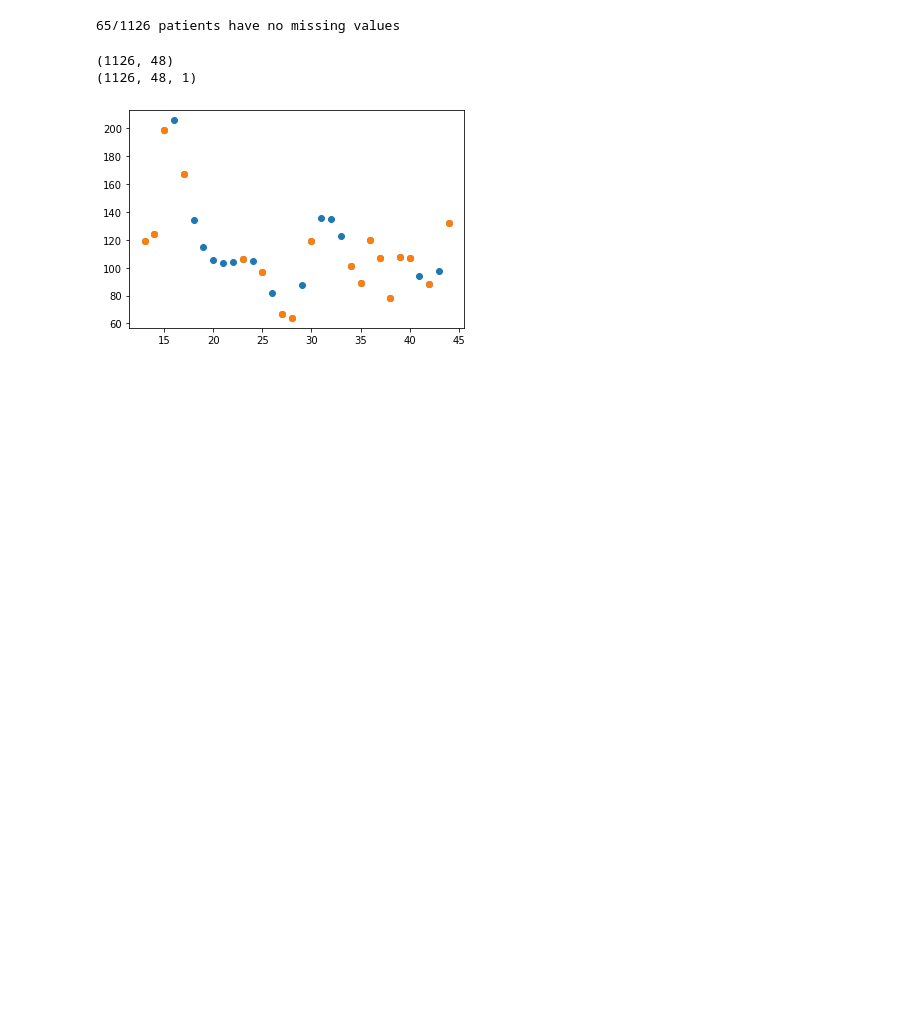
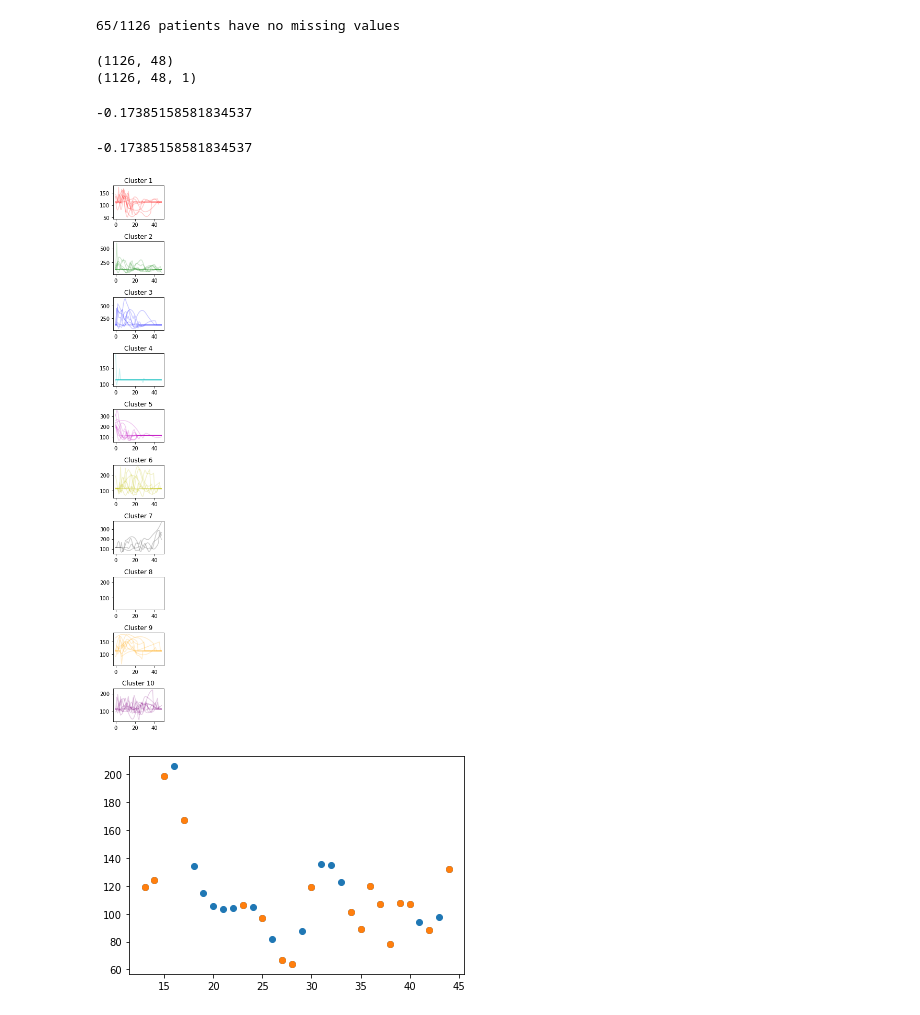
Before and after one commit to BenMarkFrost/LEN_Individual_Project, a Jupyter notebook: Static/temporalCategorisation.ipynb, the cells around one changed output. Cells and saved outputs as stored; diff of their text form; code cells hidden in the pictures; blank space fills up the shorter version.

Commit message:
Improving scoring metrics and model performance

```diff
--- a/Static/temporalCategorisation.ipynb
+++ b/Static/temporalCategorisation.ipynb
@@ -194,12 +199,12 @@ print(dataFormatted.shape)
 (1126, 48, 1)
 # %%
 
-# clusters = 10
+clusters = 10
 
-# model = TimeSeriesKMeans(n_clusters=clusters, metric="dtw", max_iter=200, random_state=0)
-# y_pred = model.fit_predict(dataFormatted)
+model = TimeSeriesKMeans(n_clusters=clusters, metric="dtw", max_iter=200, random_state=0)
+y_pred = model.fit_predict(dataFormatted)
 
-# print(silhouette_score(data, y_pred))
+print(silhouette_score(data, y_pred))
 
 
 # clusterModels = []
@@ -218,22 +223,27 @@ print(dataFormatted.shape)
 # plt.plot([x[1] for x in clusterModels])
 # plt.show()
 
-# # print(y_pred)
+# print(y_pred)
+# %% [output]
+-0.17385158581834537
 # %%
 colours = {0:'r', 1:'g', 2:'b', 3:'c', 4:'m', 5:'y', 6:'k', 7:'w', 8:'orange', 9:'purple', 10:'pink'}
 
 
-# fig = plt.figure(figsize=(2,15))
+fig = plt.figure(figsize=(2,15))
 
-# for i in range(clusters):
-#     plt.subplot(clusters, 1, i+1)
-#     for sample in dataFormatted[y_pred == i][:10]:
-#         plt.plot(sample, c=colours[i], alpha=0.2)
-#     plt.title(f"Cluster {i+1}")
+for i in range(clusters):
+    plt.subplot(clusters, 1, i+1)
+    for sample in dataFormatted[y_pred == i][:10]:
+        plt.plot(sample, c=colours[i], alpha=0.2)
+    plt.title(f"Cluster {i+1}")
 
-# plt.tight_layout()
+plt.tight_layout()
 
-# print(silhouette_score(data, y_pred))
+print(silhouette_score(data, y_pred))
+# %% [output]
+-0.17385158581834537
+[figure, added]
 # %%
 
 glucoseSeries = patients[3].data[columnsToInterpolate]['Glucose']
```
Also changed, not shown: parts of 16 cells of this notebook, 3 other files.
